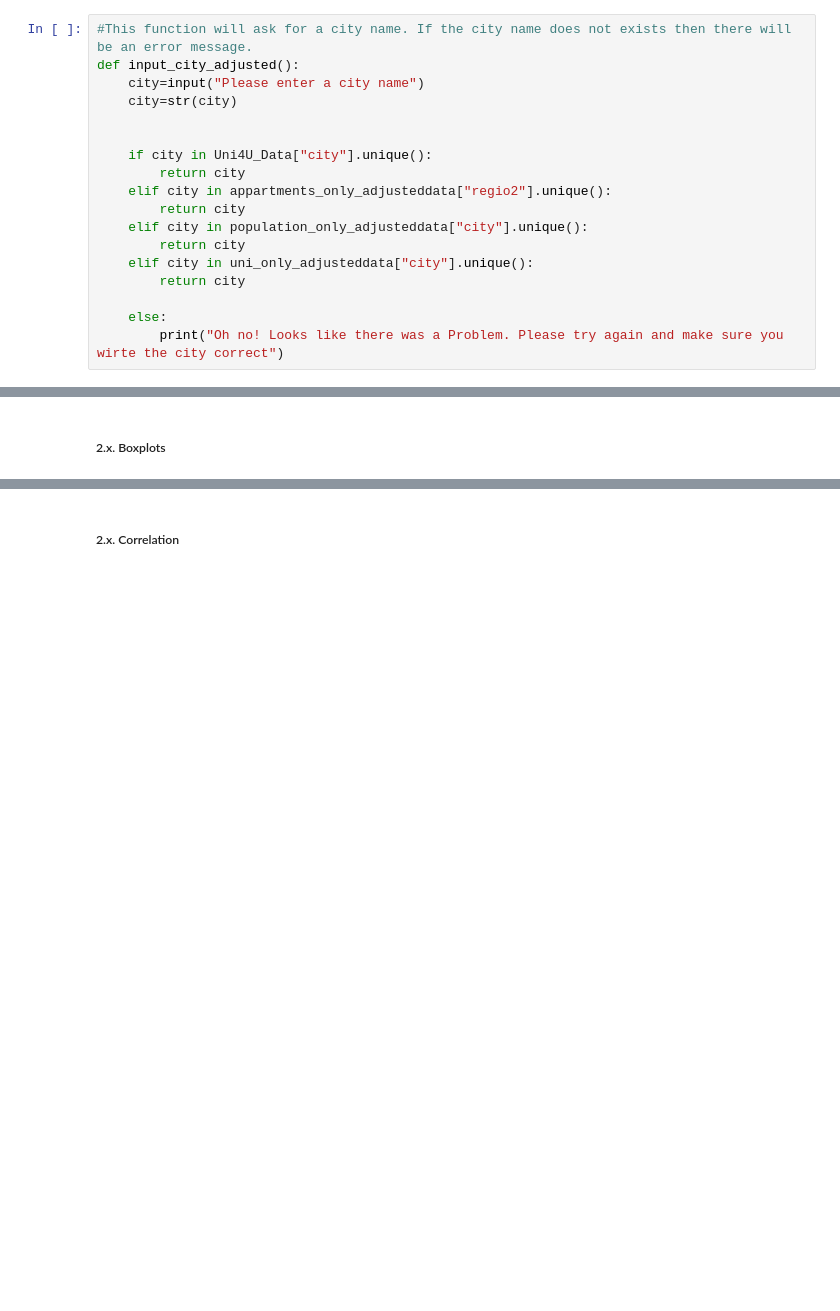
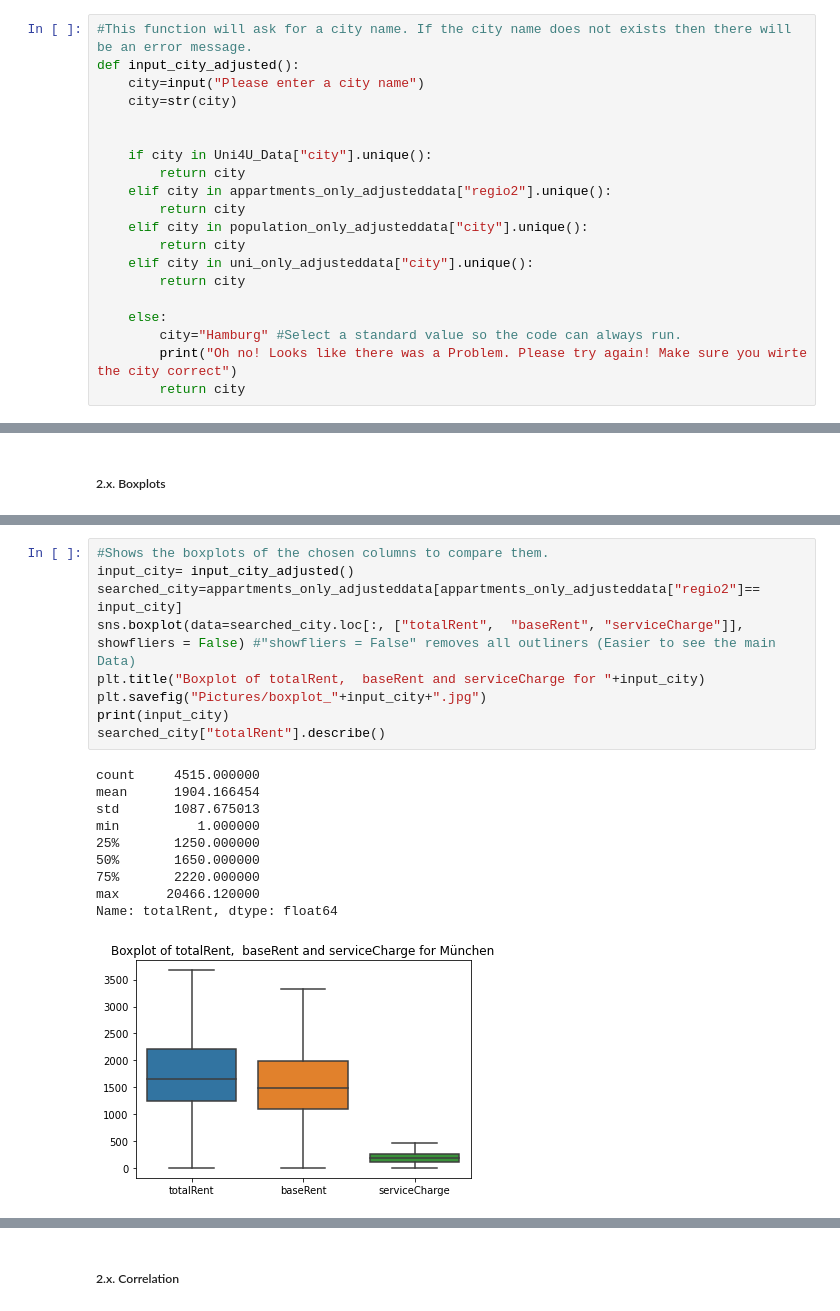
Before and after one commit to reemakk/group-3, a Jupyter notebook: Data_analysis.ipynb, the cells around one changed output, grey strips where cells are left out. Cells and saved outputs as stored; diff of their text form; blank space fills up the shorter version.

```diff
--- a/Data_analysis.ipynb
+++ b/Data_analysis.ipynb
@@ -70,7 +70,9 @@ def input_city_adjusted():
         return city
 
     else:
-        print("Oh no! Looks like there was a Problem. Please try again and make sure you wirte the city correct")
+        city="Hamburg" #Select a standard value so the code can always run.
+        print("Oh no! Looks like there was a Problem. Please try again! Make sure you wirte the city correct")
+        return city
 # %%
 #This function will ask for a column name. If the column name does not exists in the correspondend Dataset then there will be an error message.
 def input_uni4u_column_adjusted():
@@ -230,2 +336,22 @@ Uni4U_Data
+# %%
+#Shows the boxplots of the chosen columns to compare them.
+input_city= input_city_adjusted()
+searched_city=appartments_only_adjusteddata[appartments_only_adjusteddata["regio2"]== input_city]
+sns.boxplot(data=searched_city.loc[:, ["totalRent",  "baseRent", "serviceCharge"]], showfliers = False) #"showfliers = False" removes all outliners (Easier to see the main Data)
+plt.title("Boxplot of totalRent,  baseRent and serviceCharge for "+input_city)
+plt.savefig("Pictures/boxplot_"+input_city+".jpg")
+print(input_city)
+searched_city["totalRent"].describe()
+# %% [output]
+count     4515.000000
+mean      1904.166454
+std       1087.675013
+min          1.000000
+25%       1250.000000
+50%       1650.000000
+75%       2220.000000
+max      20466.120000
+Name: totalRent, dtype: float64
+[figure, added]
 # %%
 #Here you can get a Boxplot for the wanted city and the wanted column:
```
Also changed, not shown: parts of 21 cells of this notebook, 5 other files.
